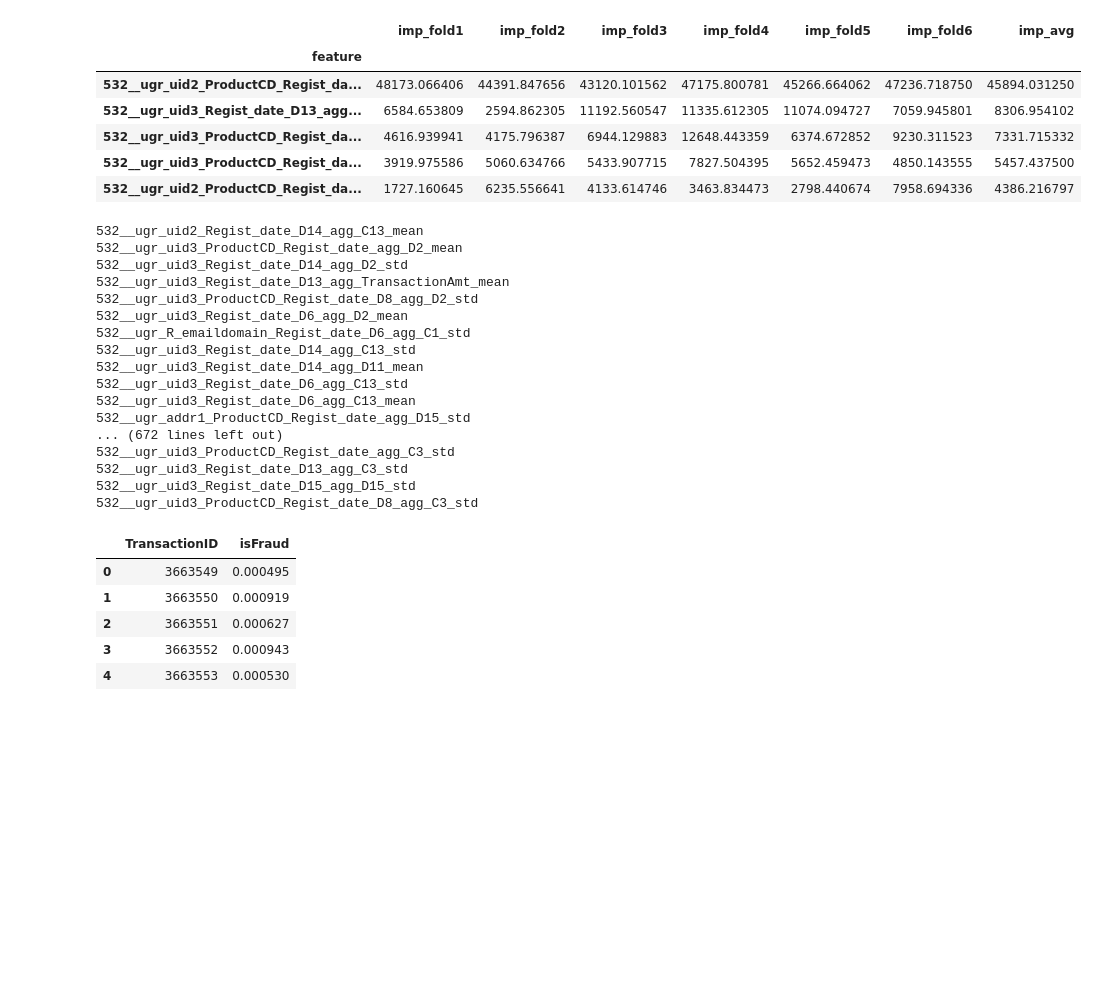
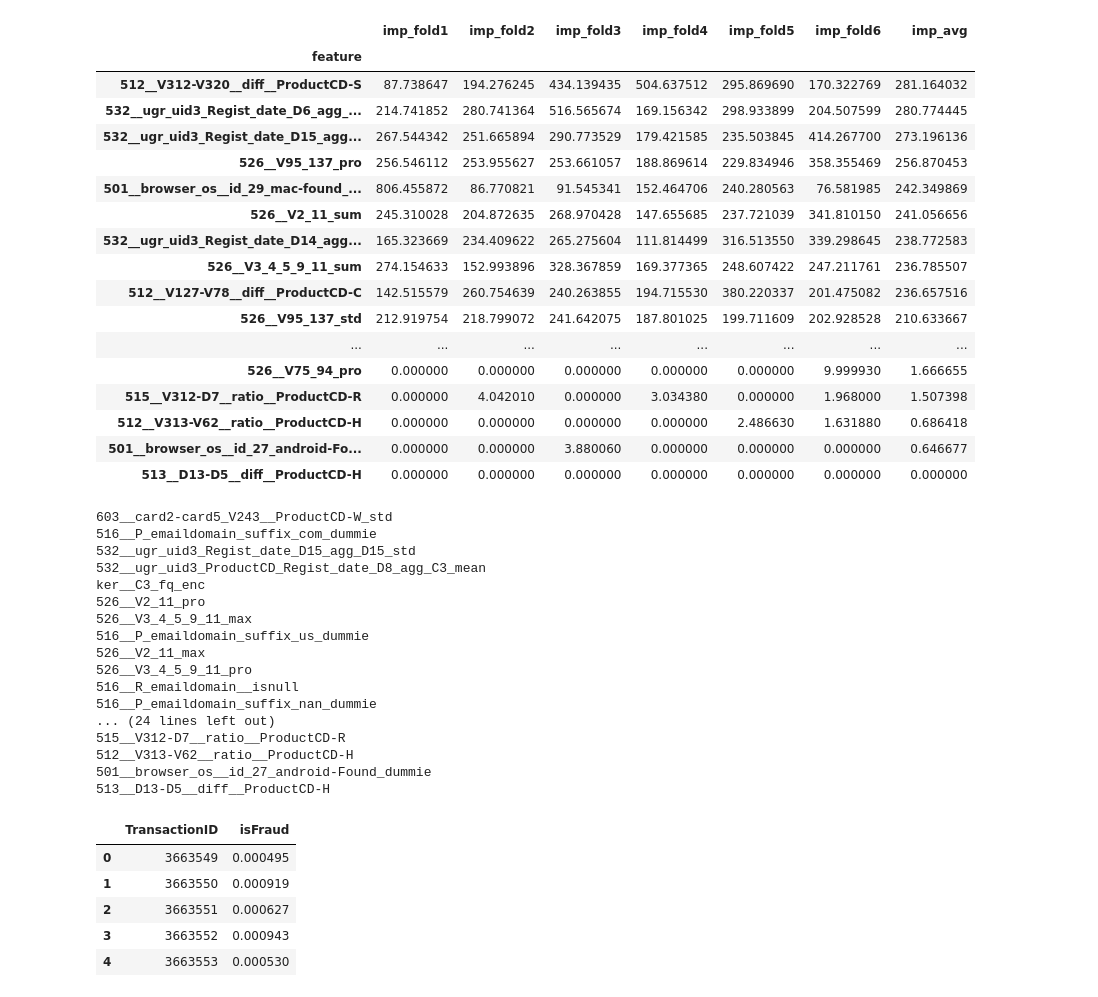
Before and after one commit to yryrgogo/ieee-fraud-5th-place, a Jupyter notebook: src/900_ieee__lgb_valid_feature.ipynb, the cells around one changed output. Saved outputs shown, nothing was run; the diff lists cells and outputs as text; code cells hidden in the pictures; blank space fills up the shorter version.

```diff
--- a/src/900_ieee__lgb_valid_feature.ipynb
+++ b/src/900_ieee__lgb_valid_feature.ipynb
@@ -182,9 +182,9 @@ params = {
     'objective': 'binary',
     'num_leaves': 2**8-1,
     'max_depth': -1,
-    'subsample': 0.7,
+    'subsample': 0.9,
     'subsample_freq': 1,
-    'colsample_bytree' : 0.20,
+    'colsample_bytree' : 0.10,
     'lambda_l1' : 0.1,
     'lambda_l2' : 1.0,
     'learning_rate' : 0.1,
@@ -200,7 +200,7 @@ params = {
 }
 if is_submit:
     params['learning_rate'] = 0.01
-    params['learning_rate'] = 0.05
+#     params['learning_rate'] = 0.05
     params["early_stopping_rounds"] = 100
 
 logger.info(f"* EXP: dataset {set_type} {tmp_train.shape} lr {params['learning_rate']} ")
@@ -274,25 +305,37 @@ Early stopping, best iteration is:
 # %%
 feim = list_result_feim[0]
 # feim = read_pkl_gzip('../output/feature_importances/20190922_0227__CV0-953443367765578__feature1142.gz')
 key1 = '532_'
 key2 = ''
 idx = [col for col in feim.index if col.count(key1) and col.count(key2)]
-feim = feim.loc[idx]
-feim.head()
+# feim = feim.loc[idx]
+feim.tail(50)
 # %% [output]
 |  | imp_fold1 | imp_fold2 | imp_fold3 | imp_fold4 | imp_fold5 | imp_fold6 | imp_avg |
 | feature |  |  |  |  |  |  |  |
-| 532__ugr_uid2_ProductCD_Regist_da... | 48173.066406 | 44391.847656 | 43120.101562 | 47175.800781 | 45266.664062 | 47236.718750 | 45894.031250 |
-| 532__ugr_uid3_Regist_date_D13_agg... | 6584.653809 | 2594.862305 | 11192.560547 | 11335.612305 | 11074.094727 | 7059.945801 | 8306.954102 |
-| 532__ugr_uid3_ProductCD_Regist_da... | 4616.939941 | 4175.796387 | 6944.129883 | 12648.443359 | 6374.672852 | 9230.311523 | 7331.715332 |
-| 532__ugr_uid3_ProductCD_Regist_da... | 3919.975586 | 5060.634766 | 5433.907715 | 7827.504395 | 5652.459473 | 4850.143555 | 5457.437500 |
-| 532__ugr_uid2_ProductCD_Regist_da... | 1727.160645 | 6235.556641 | 4133.614746 | 3463.834473 | 2798.440674 | 7958.694336 | 4386.216797 |
+| 512__V312-V320__diff__ProductCD-S | 87.738647 | 194.276245 | 434.139435 | 504.637512 | 295.869690 | 170.322769 | 281.164032 |
+| 532__ugr_uid3_Regist_date_D6_agg_... | 214.741852 | 280.741364 | 516.565674 | 169.156342 | 298.933899 | 204.507599 | 280.774445 |
+| 532__ugr_uid3_Regist_date_D15_agg... | 267.544342 | 251.665894 | 290.773529 | 179.421585 | 235.503845 | 414.267700 | 273.196136 |
+| 526__V95_137_pro | 256.546112 | 253.955627 | 253.661057 | 188.869614 | 229.834946 | 358.355469 | 256.870453 |
+| 501__browser_os__id_29_mac-found_... | 806.455872 | 86.770821 | 91.545341 | 152.464706 | 240.280563 | 76.581985 | 242.349869 |
+| 526__V2_11_sum | 245.310028 | 204.872635 | 268.970428 | 147.655685 | 237.721039 | 341.810150 | 241.056656 |
+| 532__ugr_uid3_Regist_date_D14_agg... | 165.323669 | 234.409622 | 265.275604 | 111.814499 | 316.513550 | 339.298645 | 238.772583 |
+| 526__V3_4_5_9_11_sum | 274.154633 | 152.993896 | 328.367859 | 169.377365 | 248.607422 | 247.211761 | 236.785507 |
+| 512__V127-V78__diff__ProductCD-C | 142.515579 | 260.754639 | 240.263855 | 194.715530 | 380.220337 | 201.475082 | 236.657516 |
+| 526__V95_137_std | 212.919754 | 218.799072 | 241.642075 | 187.801025 | 199.711609 | 202.928528 | 210.633667 |
+| ... | ... | ... | ... | ... | ... | ... | ... |
+| 526__V75_94_pro | 0.000000 | 0.000000 | 0.000000 | 0.000000 | 0.000000 | 9.999930 | 1.666655 |
+| 515__V312-D7__ratio__ProductCD-R | 0.000000 | 4.042010 | 0.000000 | 3.034380 | 0.000000 | 1.968000 | 1.507398 |
+| 512__V313-V62__ratio__ProductCD-H | 0.000000 | 0.000000 | 0.000000 | 0.000000 | 2.486630 | 1.631880 | 0.686418 |
+| 501__browser_os__id_27_android-Fo... | 0.000000 | 0.000000 | 3.880060 | 0.000000 | 0.000000 | 0.000000 | 0.646677 |
+| 513__D13-D5__diff__ProductCD-H | 0.000000 | 0.000000 | 0.000000 | 0.000000 | 0.000000 | 0.000000 | 0.000000 |
 # %%
 # feim = read_pkl_gzip('../output/feature_importances/20190909_2324__CV0-9467296784440689__feature552.gz')
-for feature_name in feim[feim['imp_avg']<2000].index:
+# for feature_name in feim[feim['imp_avg']<1000].index:
+for feature_name in feim[feim['imp_avg']<200].index:
 
-    if not feature_name.count('532__'):
-        continue
+#     if not feature_name.count('532__'):
+#         continue
 
     if feature_name.count('raw'):
         from_dir = 'raw_use'
@@ -311,11 +354,12 @@ for feature_name in feim[feim['imp_avg']<2000].index:
 #     from_dir = 'raw_use'
 #     from_dir = 'org_trush'
 #     from_dir = 'useless'
-    from_dir = '../submit/re_sub/'
+    from_dir = '../submit/re_sub'
+    from_dir = '../submit/add_feature/'
 #     from_dir = 'org_use'
-    from_dir = 'valid_use'
-#     to_dir = '../submit/trush/'
-    to_dir = 'valid_trush'
+#     from_dir = 'valid_use'
+    to_dir = '../submit/escape'
+#     to_dir = 'valid_trush'
 #     to_dir = 'raw_trush'
 #     to_dir = 'check_trush'
 #     to_dir = 'org_use'
@@ -328,23 +372,23 @@ for feature_name in feim[feim['imp_avg']<2000].index:
     except FileNotFoundError:
         print(feature_name)
 # %% [output]
-532__ugr_uid2_Regist_date_D14_agg_C13_mean
-532__ugr_uid3_ProductCD_Regist_date_agg_D2_mean
-532__ugr_uid3_Regist_date_D14_agg_D2_std
-532__ugr_uid3_Regist_date_D13_agg_TransactionAmt_mean
-532__ugr_uid3_ProductCD_Regist_date_D8_agg_D2_std
-532__ugr_uid3_Regist_date_D6_agg_D2_mean
-532__ugr_R_emaildomain_Regist_date_D6_agg_C1_std
-532__ugr_uid3_Regist_date_D14_agg_C13_std
-532__ugr_uid3_Regist_date_D14_agg_D11_mean
-532__ugr_uid3_Regist_date_D6_agg_C13_std
-532__ugr_uid3_Regist_date_D6_agg_C13_mean
-532__ugr_addr1_ProductCD_Regist_date_agg_D15_std
-... (672 lines left out)
-532__ugr_uid3_ProductCD_Regist_date_agg_C3_std
-532__ugr_uid3_Regist_date_D13_agg_C3_std
+603__card2-card5_V243__ProductCD-W_std
+516__P_emaildomain_suffix_com_dummie
 532__ugr_uid3_Regist_date_D15_agg_D15_std
-532__ugr_uid3_ProductCD_Regist_date_D8_agg_C3_std
+532__ugr_uid3_ProductCD_Regist_date_D8_agg_C3_mean
+ker__C3_fq_enc
+526__V2_11_pro
+526__V3_4_5_9_11_max
+516__P_emaildomain_suffix_us_dummie
+526__V2_11_max
+526__V3_4_5_9_11_pro
+516__R_emaildomain__isnull
+516__P_emaildomain_suffix_nan_dummie
+... (24 lines left out)
+515__V312-D7__ratio__ProductCD-R
+512__V313-V62__ratio__ProductCD-H
+501__browser_os__id_27_android-Found_dummie
+513__D13-D5__diff__ProductCD-H
 # %%
 # sub = pd.read_csv('../submit/lb/20190909_2324__CV0-9467296784440689__feature552.csv')
 # sub = pd.read_csv('../submit/lb/20190917_0022__CV0-947676__BearAUC0-9631.csv')
```
Also changed, not shown: parts of 2 cells of this notebook, 4 other files.
